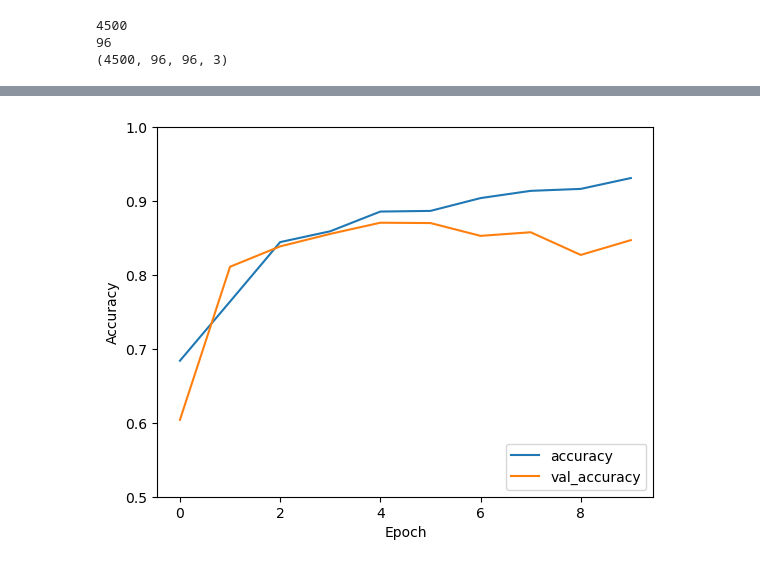
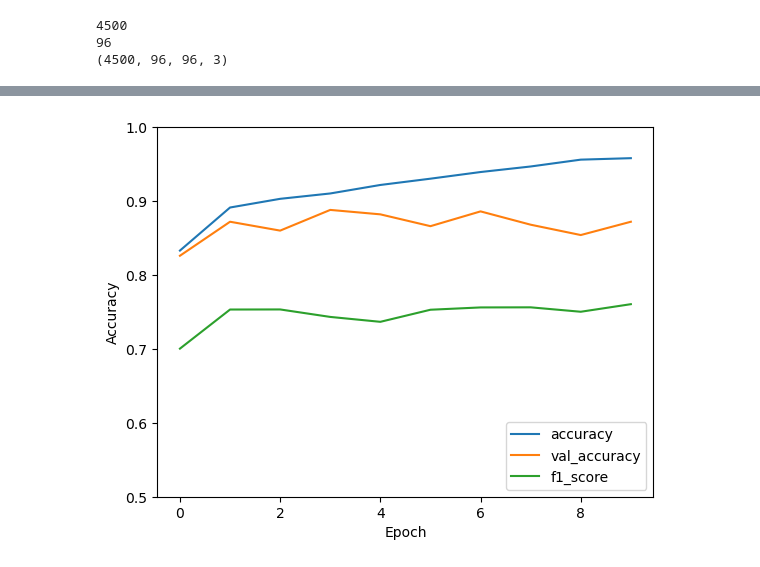
Before and after one commit to wmike51/comp4434_miniproject, a Jupyter notebook: project_git.ipynb, the cells around one changed output, grey strips where cells are left out. Drawn from its saved outputs; the diff is of its cells as text; code cells hidden in the pictures.

```diff
--- a/project_git.ipynb
+++ b/project_git.ipynb
@@ -222,0 +157,20 @@ plt.imshow(hog_plt[1],'gray')
+# %%
+def grid_search_model(model, model_para, X, y):
+    print(f"gridseraching model: {model}")
+    print(f"parameter: {model_para}")
+    model_pipeline = Pipeline([('hog', hogTransformer()), ('scaler', StandardScaler()), ('model', model)])
+    clf = GridSearchCV(model_pipeline, model_para, scoring='f1',verbose=1)
+    clf.fit(X,y)
+    print(f"f1score : {clf.best_score_}")
+    return (clf.best_estimator_)
+
+if __name__ == '__main__':
+    models = [SGDClassifier(loss='modified_huber'),KNeighborsClassifier(n_neighbors=2)]
+    model_paras = [ [{'model__alpha': [0.0001, 0.001, 0.1]}], \
+
+                   [{'model__n_neighbors': [2, 3, 4, 5]}] \
+                   ]
+
+    best_models = []
+    for i in range(len(models)):
+        best_models.append(grid_search_model(models[i], model_paras[i], X_train,y_train))
@@ -292,0 +313,12 @@ _________________________________________________________________
+# %%
+model_hog = tf.keras.models.Sequential()
+model_hog.add(layers.Conv2D(32, (3, 3), activation='relu', input_shape=(96, 96, 1)))
+model_hog.add(layers.MaxPooling2D((2, 2)))
+model_hog.add(layers.Conv2D(64, (3, 3), activation='relu'))
+model_hog.add(layers.MaxPooling2D((2, 2)))
+model_hog.add(layers.Conv2D(64, (3, 3), activation='relu'))
+model_hog.add(layers.Flatten())
+model_hog.add(layers.Dense(64, activation='relu'))
+model_hog.add(layers.Dense(2))
+
+model_hog.summary()
@@ -293,13 +343,15 @@ _________________________________________________________________
 # %%
-model.compile(optimizer='adam',
+model_hog.compile(optimizer='adam',
               loss=tf.keras.losses.SparseCategoricalCrossentropy(from_logits=True),
-              metrics=['accuracy'])
+              metrics=['accuracy', f1_m])
 
+image_vis_hog = [i.reshape((96,96,1)) for i in image_vis_hog]
+image_vis_hog = np.array(image_vis_hog)
 
-train_images, test_images, train_labels, test_labels = train_test_split(image_data, y, test_size=0.5, random_state=51)
+train_images, test_images, train_labels, test_labels = train_test_split(image_vis_hog, y, test_size=int(500), random_state=51)
 
 print(train_images.shape)
 
-history = model.fit(train_images, train_labels, epochs=10,
+history = model_hog.fit(train_images, train_labels, epochs=10,
                     validation_data=(test_images, test_labels))
 # %% [output]
@@ -323,10 +375,11 @@ Epoch 10/10
 # %%
 plt.plot(history.history['accuracy'], label='accuracy')
 plt.plot(history.history['val_accuracy'], label = 'val_accuracy')
+plt.plot(history.history['f1_m'], label='f1_score' )
 plt.xlabel('Epoch')
 plt.ylabel('Accuracy')
 plt.ylim([0.5, 1])
 plt.legend(loc='lower right')
 
-test_loss, test_acc = model.evaluate(test_images,  test_labels, verbose=2)
+test_loss, test_acc,test_f1 = model_hog.evaluate(test_images,  test_labels, verbose=2)
 # %% [output]
@@ -334 +387 @@ test_loss, test_acc = model.evaluate(test_images,  test_labels, verbose=2)
-[figure, old version]
+[figure, new version]
```
Also changed, not shown: parts of 18 cells of this notebook.
